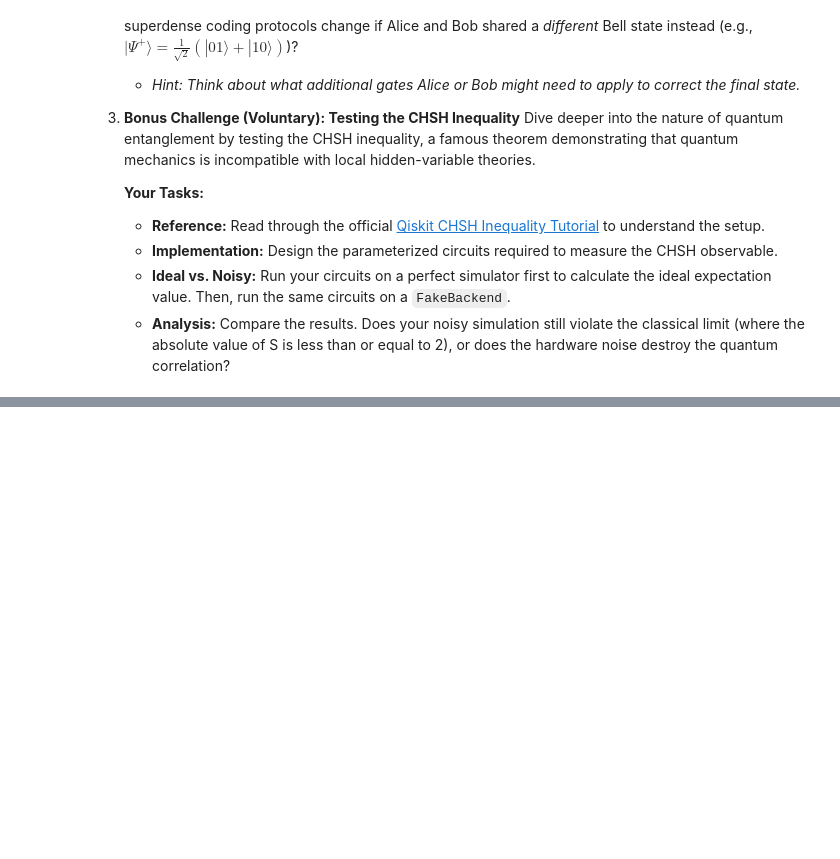
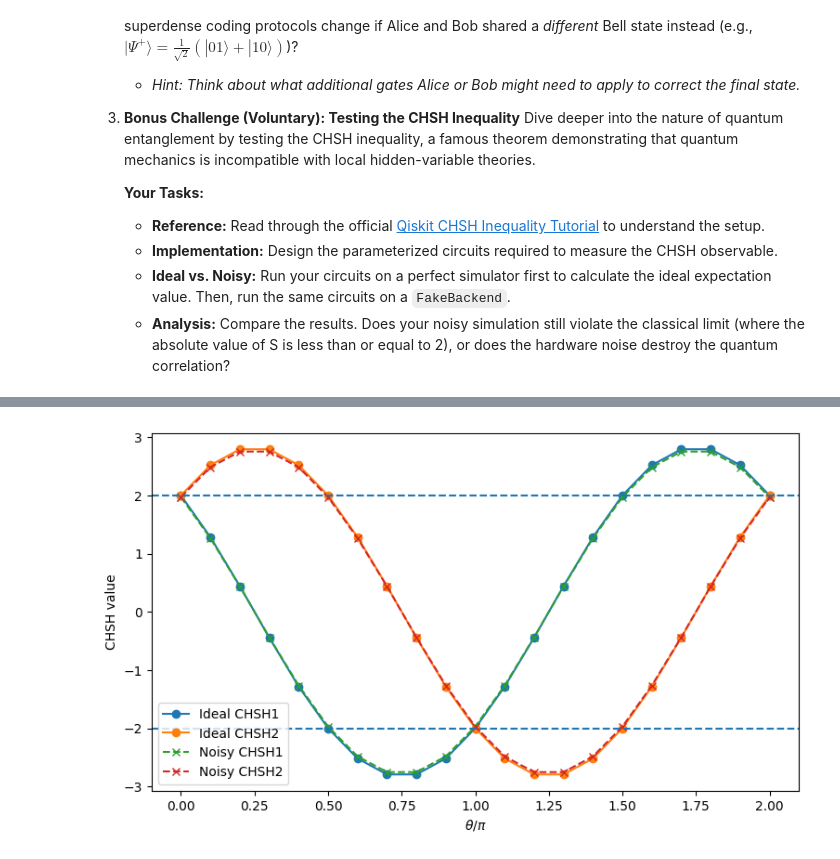
Before and after one commit to kacperpoluszejko/Quantum-Computing, a Jupyter notebook: Quantum_inf_lab_3/Lab_03_Teleporation_SDC_2026.ipynb, the cells around one changed output, grey strips where cells are left out. Saved outputs shown, nothing was run; the diff lists cells and outputs as text; code cells hidden in the pictures; blank space fills up the shorter version.

```diff
--- a/Quantum_inf_lab_3/Lab_03_Teleporation_SDC_2026.ipynb
+++ b/Quantum_inf_lab_3/Lab_03_Teleporation_SDC_2026.ipynb
@@ -374,0 +430,17 @@ Test your dynamic superdense coding circuit using a `FakeBackend`. Evaluate how
+# %%
+from qiskit.primitives import StatevectorEstimator
+
+ideal_estimator = StatevectorEstimator()
+
+ideal_pub = (
+    chsh_circuit,
+    [[observable1], [observable2]],
+    individual_phases,
+)
+
+ideal_result = ideal_estimator.run([ideal_pub]).result()
+
+ideal_values = ideal_result[0].data.evs
+
+ideal_chsh1 = ideal_values[0]
+ideal_chsh2 = ideal_values[1]
@@ -374,0 +494,18 @@ Test your dynamic superdense coding circuit using a `FakeBackend`. Evaluate how
+# %%
+plt.figure(figsize=(9, 5))
+
+plt.plot(phases / np.pi, ideal_chsh1, "o-", label="Ideal CHSH1")
+plt.plot(phases / np.pi, ideal_chsh2, "o-", label="Ideal CHSH2")
+
+plt.plot(phases / np.pi, noisy_chsh1, "x--", label="Noisy CHSH1")
+plt.plot(phases / np.pi, noisy_chsh2, "x--", label="Noisy CHSH2")
+
+plt.axhline(2, linestyle="--")
+plt.axhline(-2, linestyle="--")
+
+plt.xlabel(r"$\theta / \pi$")
+plt.ylabel("CHSH value")
+plt.legend()
+plt.show()
+# %% [output]
+[figure, added]
```
Also changed, not shown: parts of 9 cells of this notebook, 6 other files.
